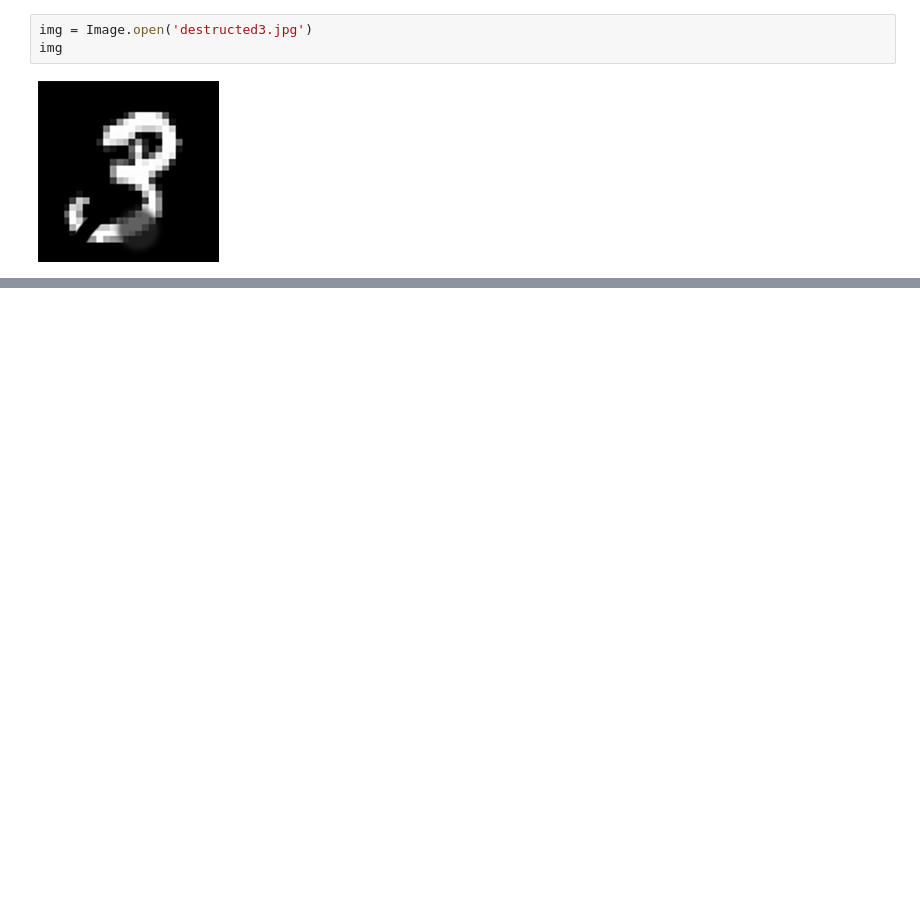
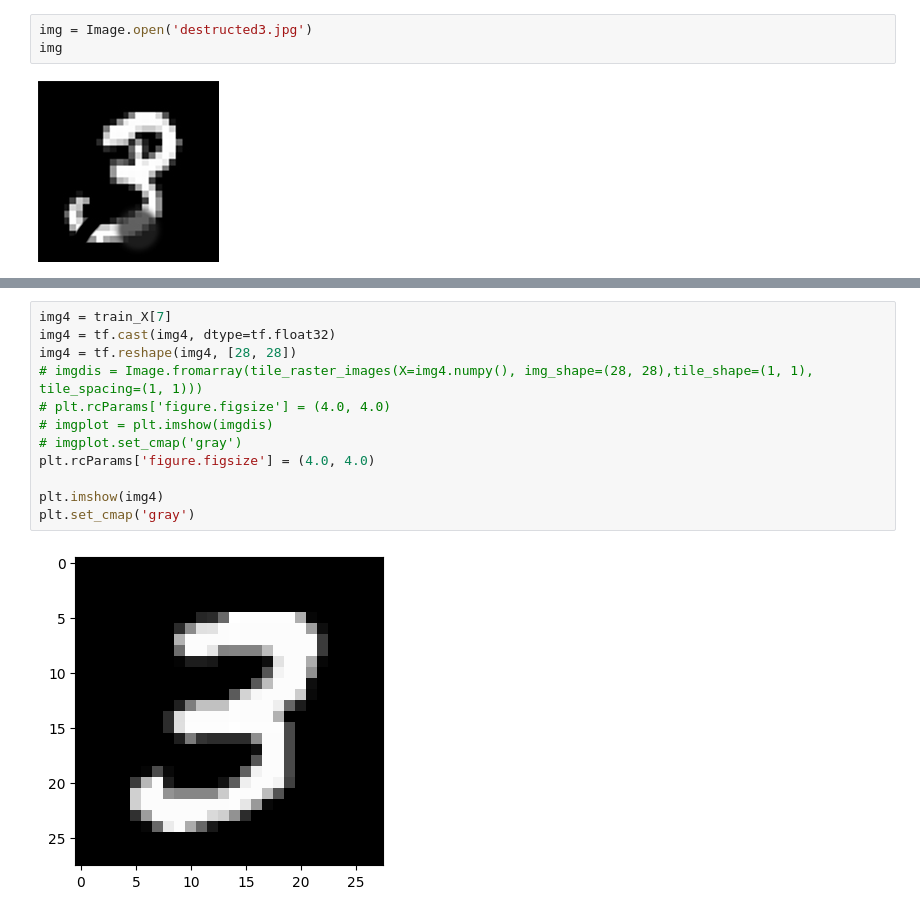
Before and after one commit to Xzanam/restricted-boltzmann-machine, a Jupyter notebook: boltzmann.ipynb, the cells around one changed output, grey strips where cells are left out. Saved outputs shown, nothing was run; the diff lists cells and outputs as text; blank space fills up the shorter version.

```diff
--- a/boltzmann.ipynb
+++ b/boltzmann.ipynb
@@ -376,0 +519,14 @@ imgplot.set_cmap('gray')
+# %%
+img4 = train_X[7]
+img4 = tf.cast(img4, dtype=tf.float32)
+img4 = tf.reshape(img4, [28, 28])
+# imgdis = Image.fromarray(tile_raster_images(X=img4.numpy(), img_shape=(28, 28),tile_shape=(1, 1), tile_spacing=(1, 1)))
+# plt.rcParams['figure.figsize'] = (4.0, 4.0)
+# imgplot = plt.imshow(imgdis)
+# imgplot.set_cmap('gray')
+plt.rcParams['figure.figsize'] = (4.0, 4.0)
+
+plt.imshow(img4)
+plt.set_cmap('gray')
+# %% [output]
+[figure, added]
```
Also changed, not shown: parts of 29 cells of this notebook, 6 other files.
